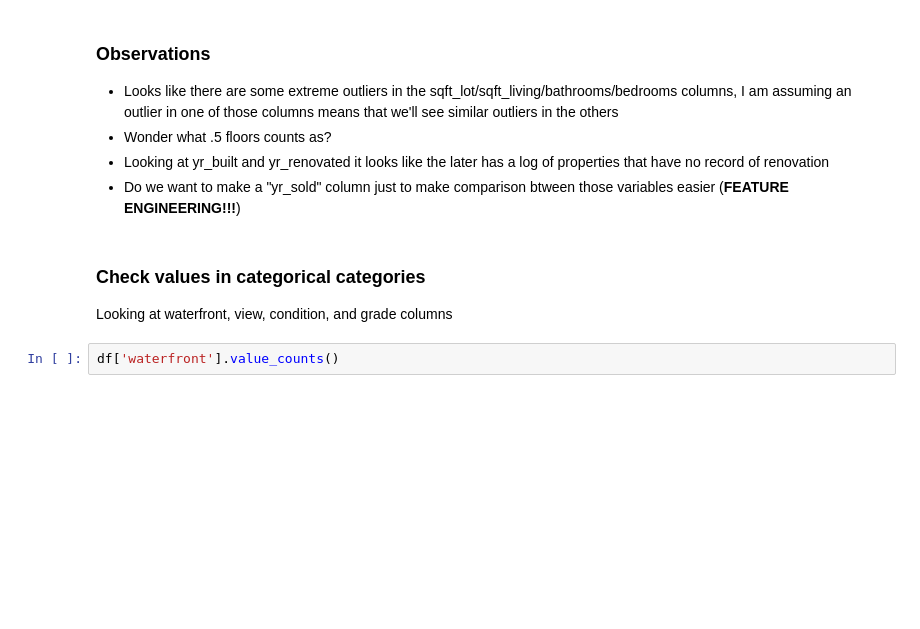
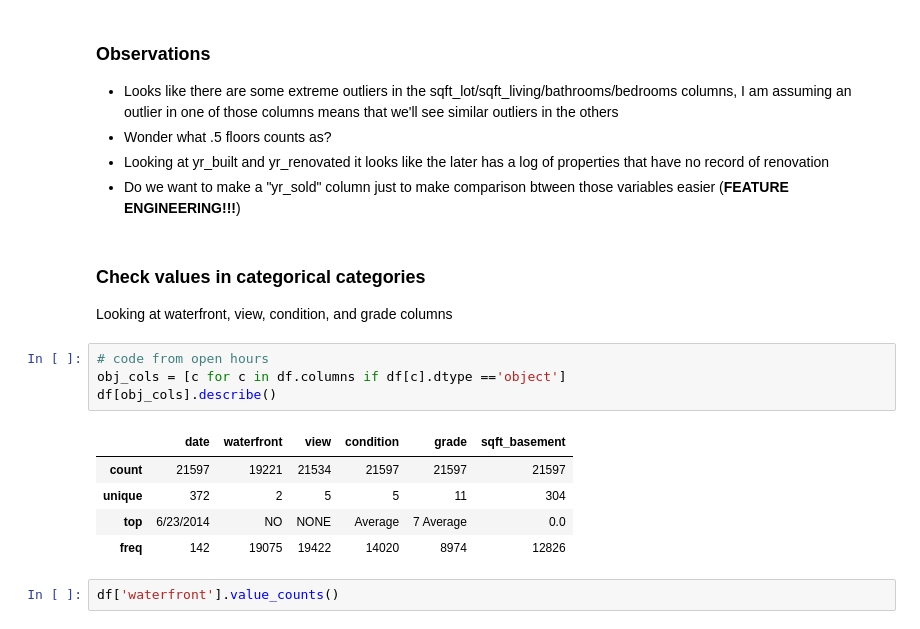
Before and after one commit to Shoemaker703/home_sales_analysis_project, a Jupyter notebook: notebooks/Alex M/Project2AlexM.ipynb, the cells around one changed output. Drawn from its saved outputs; the diff is of its cells as text; blank space fills up the shorter version.

```diff
--- a/notebooks/Alex M/Project2AlexM.ipynb
+++ b/notebooks/Alex M/Project2AlexM.ipynb
@@ -103,6 +103,16 @@ df.describe()
 ### Check values in categorical categories
 
 Looking at waterfront, view, condition, and grade columns
+# %%
+# code from open hours
+obj_cols = [c for c in df.columns if df[c].dtype =='object']
+df[obj_cols].describe()
+# %% [output]
+|  | date | waterfront | view | condition | grade | sqft_basement |
+| count | 21597 | 19221 | 21534 | 21597 | 21597 | 21597 |
+| unique | 372 | 2 | 5 | 5 | 11 | 304 |
+| top | 6/23/2014 | NO | NONE | Average | 7 Average | 0.0 |
+| freq | 142 | 19075 | 19422 | 14020 | 8974 | 12826 |
 # %%
 df['waterfront'].value_counts()
 # %% [output]
```
